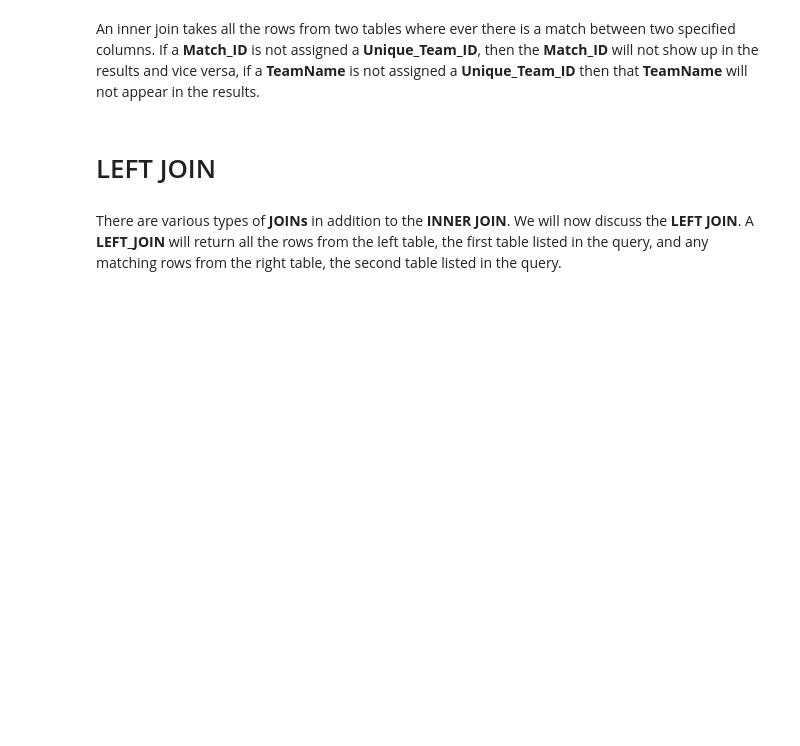
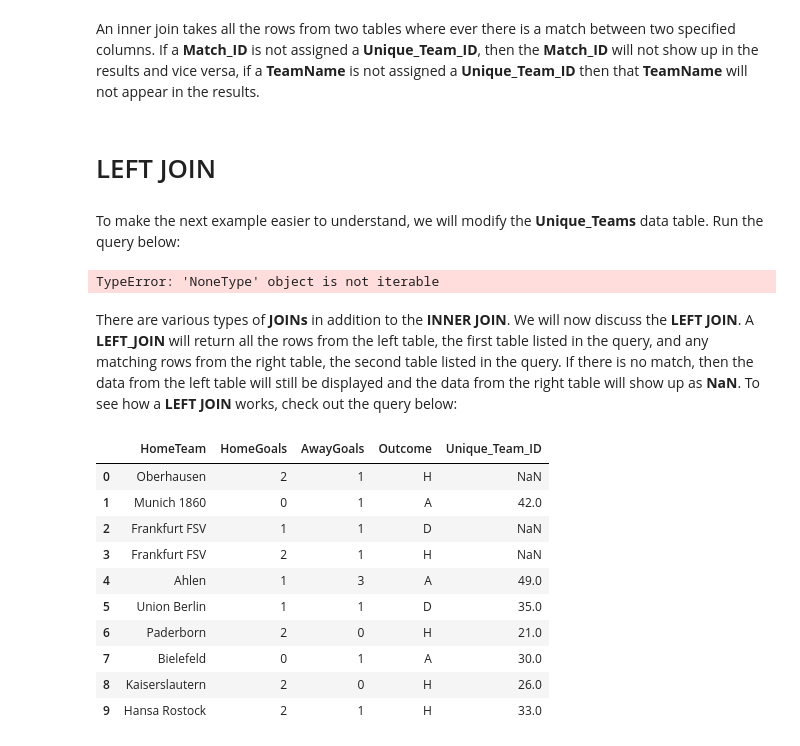
Before and after one commit to erikajane/Introduction_to_SQL_with_Python, a Jupyter notebook: Using JOIN Statements to Merge Multiple Tables.ipynb, the cells around one changed output. Drawn from its saved outputs; the diff is of its cells as text; code cells hidden in the pictures; blank space fills up the shorter version.

```diff
--- a/Using JOIN Statements to Merge Multiple Tables.ipynb
+++ b/Using JOIN Statements to Merge Multiple Tables.ipynb
@@ -348,5 +348,42 @@ df
 An inner join takes all the rows from two tables where ever there is a match between two specified columns. If a __Match_ID__ is not assigned a __Unique_Team_ID__, then the __Match_ID__ will not show up in the results and vice versa, if a __TeamName__ is not assigned a __Unique_Team_ID__ then that __TeamName__ will not appear in the results.
 # %% [markdown]
 # LEFT JOIN
+# %% [markdown]
+To make the next example easier to understand, we will modify the __Unique_Teams__ data table. Run the query below:
+# %%
+cur.execute('''DELETE FROM Unique_Teams WHERE TeamName LIKE 'O%' OR TeamName LIKE 'F%';''')
+df = pd.DataFrame(cur.fetchall())
+df.columns = [x[0] for x in cur.description]
+df
+# %% [output]
+TypeError: 'NoneType' object is not iterable
 # %% [markdown]
-There are various types of __JOINs__ in addition to the __INNER JOIN__. We will now discuss the __LEFT JOIN__. A __LEFT_JOIN__ will return all the rows from the left table, the first table listed in the query, and any matching rows from the right table, the second table listed in the query.
+There are various types of __JOINs__ in addition to the __INNER JOIN__. We will now discuss the __LEFT JOIN__. A __LEFT_JOIN__ will return all the rows from the left table, the first table listed in the query, and any matching rows from the right table, the second table listed in the query. If there is no match, then the data from the left table will still be displayed and the data from the right table will show up as __NaN__. To see how a __LEFT JOIN__ works, check out the query below:
+# %%
+# Join the data from Teams_in_Matches and Unique_Teams
+
+
+cur.execute('''SELECT HomeTeam,
+                      FTHG AS HomeGoals,
+                      FTAG AS AwayGoals,
+                      FTR AS Outcome,
+                      Unique_Team_ID
+               FROM Matches
+               LEFT JOIN Unique_Teams
+                   ON Matches.HomeTeam = Unique_Teams.TeamName
+               LIMIT 10;''')
+df = pd.DataFrame(cur.fetchall())
+df.columns = [x[0] for x in cur.description]
+df
+# %% [output]
+|  | HomeTeam | HomeGoals | AwayGoals | Outcome | Unique_Team_ID |
+| 0 | Oberhausen | 2 | 1 | H | NaN |
+| 1 | Munich 1860 | 0 | 1 | A | 42.0 |
+| 2 | Frankfurt FSV | 1 | 1 | D | NaN |
+| 3 | Frankfurt FSV | 2 | 1 | H | NaN |
+| 4 | Ahlen | 1 | 3 | A | 49.0 |
+| 5 | Union Berlin | 1 | 1 | D | 35.0 |
+| 6 | Paderborn | 2 | 0 | H | 21.0 |
+| 7 | Bielefeld | 0 | 1 | A | 30.0 |
+| 8 | Kaiserslautern | 2 | 0 | H | 26.0 |
+| 9 | Hansa Rostock | 2 | 1 | H | 33.0 |
```
Also changed, not shown: parts of 17 cells of this notebook, 2 other files.
